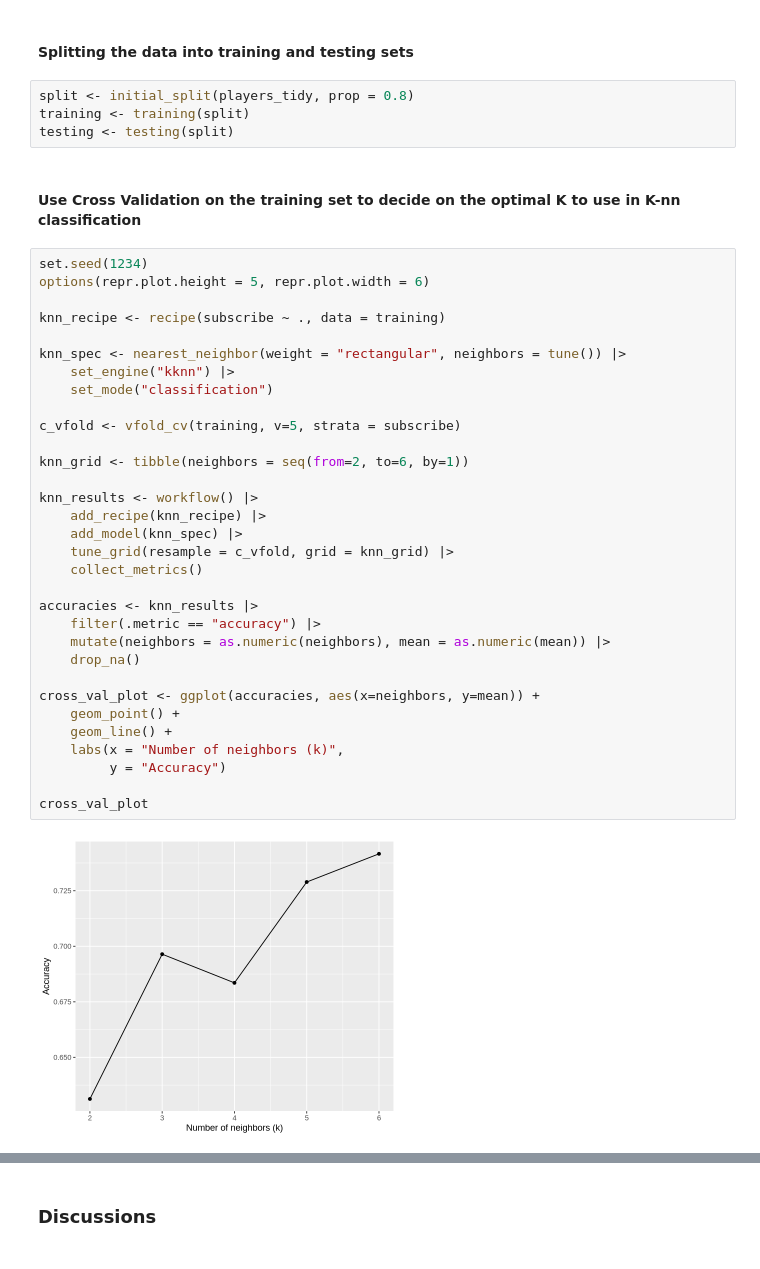
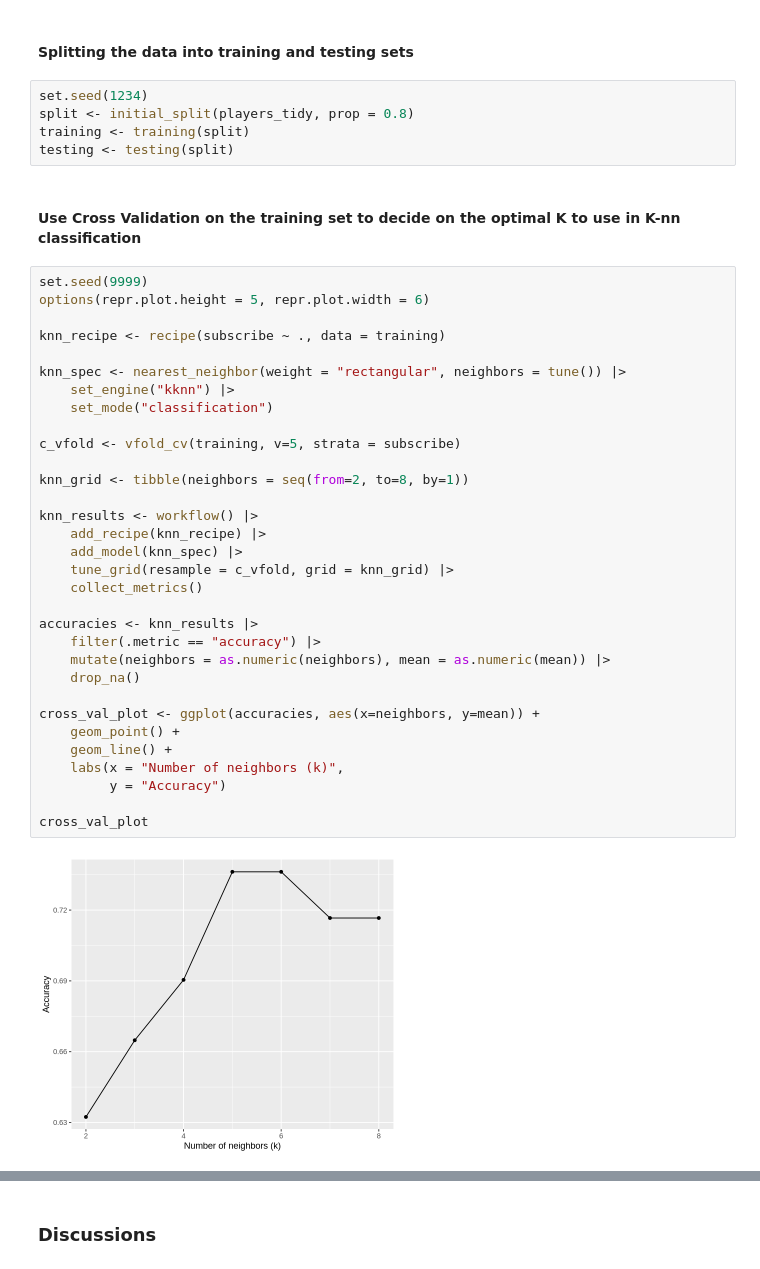
Before and after one commit to jane-wang-42/dsci100-project-group10, a Jupyter notebook: dsci100-project-group10.ipynb, the cells around one changed output, grey strips where cells are left out. Saved outputs shown, nothing was run; the diff lists cells and outputs as text.

```diff
--- a/dsci100-project-group10.ipynb
+++ b/dsci100-project-group10.ipynb
@@ -184,42 +184,43 @@ scatterplot_panel
 # %% [markdown]
 #### Splitting the data into training and testing sets
 # %%
+set.seed(1234)
 split <- initial_split(players_tidy, prop = 0.8)
 training <- training(split)
 testing <- testing(split)
 # %% [markdown]
 #### Use Cross Validation on the training set to decide on the optimal K to use in K-nn classification
 # %%
-set.seed(1234)
+set.seed(9999)
 options(repr.plot.height = 5, repr.plot.width = 6)
 
 knn_recipe <- recipe(subscribe ~ ., data = training)
 
 knn_spec <- nearest_neighbor(weight = "rectangular", neighbors = tune()) |>
     set_engine("kknn") |>
     set_mode("classification")
 
 c_vfold <- vfold_cv(training, v=5, strata = subscribe)
 
-knn_grid <- tibble(neighbors = seq(from=2, to=6, by=1))
+knn_grid <- tibble(neighbors = seq(from=2, to=8, by=1))
 
 knn_results <- workflow() |>
     add_recipe(knn_recipe) |>
     add_model(knn_spec) |>
     tune_grid(resample = c_vfold, grid = knn_grid) |>
     collect_metrics()
 
 accuracies <- knn_results |>
     filter(.metric == "accuracy") |>
     mutate(neighbors = as.numeric(neighbors), mean = as.numeric(mean)) |>
     drop_na()
 
 cross_val_plot <- ggplot(accuracies, aes(x=neighbors, y=mean)) +
     geom_point() +
     geom_line() +
     labs(x = "Number of neighbors (k)",
          y = "Accuracy")
 
 cross_val_plot
 # %% [output]
-[figure, old version]
+[figure, new version]
```
Also changed, not shown: parts of 3 cells of this notebook.
